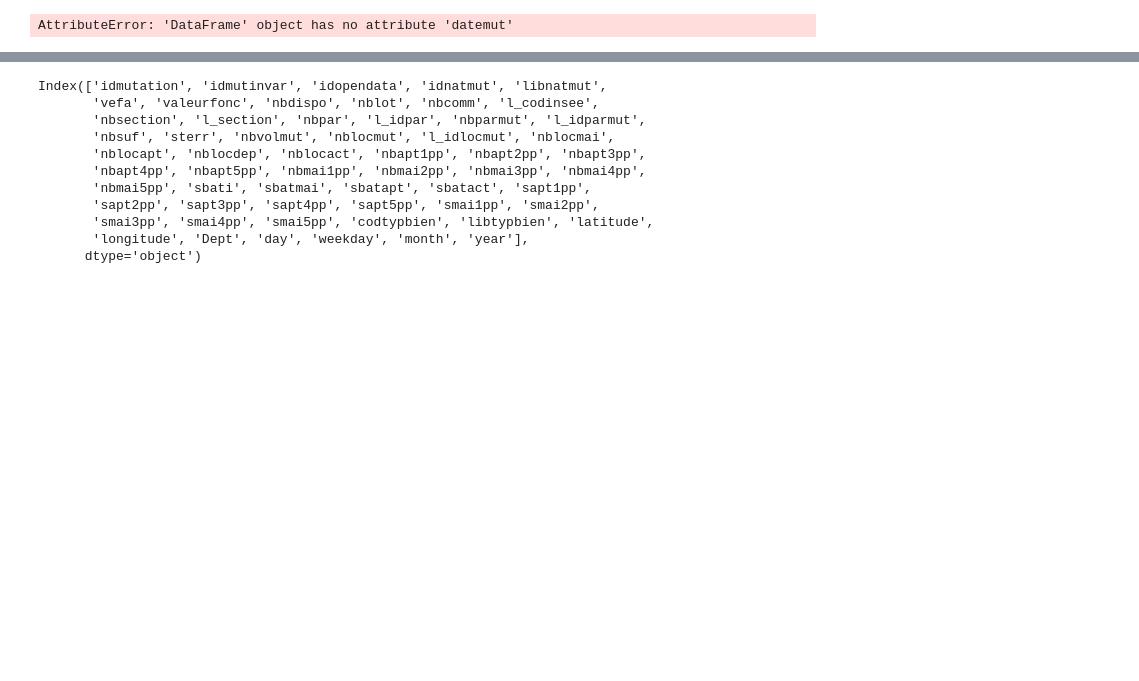
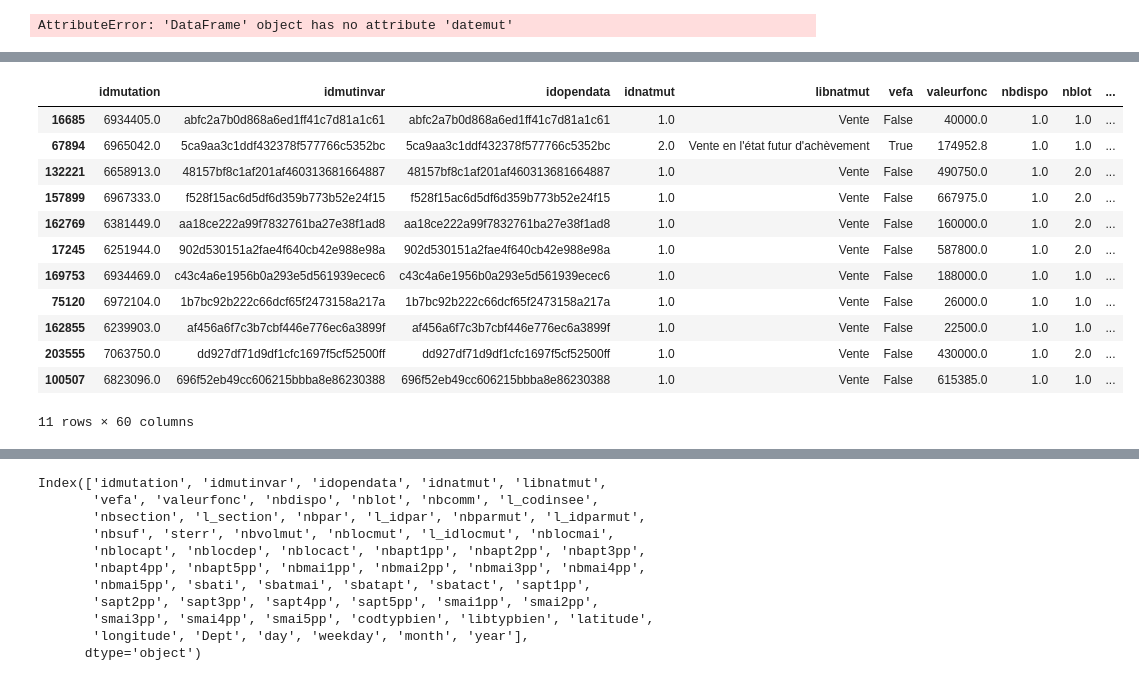
Before and after one commit to Juliette-De/the-right-price, a Jupyter notebook: Untitled.ipynb, the cells around one changed output, grey strips where cells are left out. Drawn from its saved outputs; the diff is of its cells as text; code cells hidden in the pictures; blank space fills up the shorter version.

```diff
--- a/Untitled.ipynb
+++ b/Untitled.ipynb
@@ -127,0 +203,16 @@ IDF.head()
+# %%
+geo_zone
+# %% [output]
+|  | idmutation | idmutinvar | idopendata | idnatmut | libnatmut | vefa | valeurfonc | nbdispo | nblot | ... |
+| 16685 | 6934405.0 | abfc2a7b0d868a6ed1ff41c7d81a1c61 | abfc2a7b0d868a6ed1ff41c7d81a1c61 | 1.0 | Vente | False | 40000.0 | 1.0 | 1.0 | ... |
+| 67894 | 6965042.0 | 5ca9aa3c1ddf432378f577766c5352bc | 5ca9aa3c1ddf432378f577766c5352bc | 2.0 | Vente en l'état futur d'achèvement | True | 174952.8 | 1.0 | 1.0 | ... |
+| 132221 | 6658913.0 | 48157bf8c1af201af460313681664887 | 48157bf8c1af201af460313681664887 | 1.0 | Vente | False | 490750.0 | 1.0 | 2.0 | ... |
+| 157899 | 6967333.0 | f528f15ac6d5df6d359b773b52e24f15 | f528f15ac6d5df6d359b773b52e24f15 | 1.0 | Vente | False | 667975.0 | 1.0 | 2.0 | ... |
+| 162769 | 6381449.0 | aa18ce222a99f7832761ba27e38f1ad8 | aa18ce222a99f7832761ba27e38f1ad8 | 1.0 | Vente | False | 160000.0 | 1.0 | 2.0 | ... |
+| 17245 | 6251944.0 | 902d530151a2fae4f640cb42e988e98a | 902d530151a2fae4f640cb42e988e98a | 1.0 | Vente | False | 587800.0 | 1.0 | 2.0 | ... |
+| 169753 | 6934469.0 | c43c4a6e1956b0a293e5d561939ecec6 | c43c4a6e1956b0a293e5d561939ecec6 | 1.0 | Vente | False | 188000.0 | 1.0 | 1.0 | ... |
+| 75120 | 6972104.0 | 1b7bc92b222c66dcf65f2473158a217a | 1b7bc92b222c66dcf65f2473158a217a | 1.0 | Vente | False | 26000.0 | 1.0 | 1.0 | ... |
+| 162855 | 6239903.0 | af456a6f7c3b7cbf446e776ec6a3899f | af456a6f7c3b7cbf446e776ec6a3899f | 1.0 | Vente | False | 22500.0 | 1.0 | 1.0 | ... |
+| 203555 | 7063750.0 | dd927df71d9df1cfc1697f5cf52500ff | dd927df71d9df1cfc1697f5cf52500ff | 1.0 | Vente | False | 430000.0 | 1.0 | 2.0 | ... |
+| 100507 | 6823096.0 | 696f52eb49cc606215bbba8e86230388 | 696f52eb49cc606215bbba8e86230388 | 1.0 | Vente | False | 615385.0 | 1.0 | 1.0 | ... |
+11 rows × 60 columns
```
Also changed, not shown: parts of 14 cells of this notebook, 1 other file.
